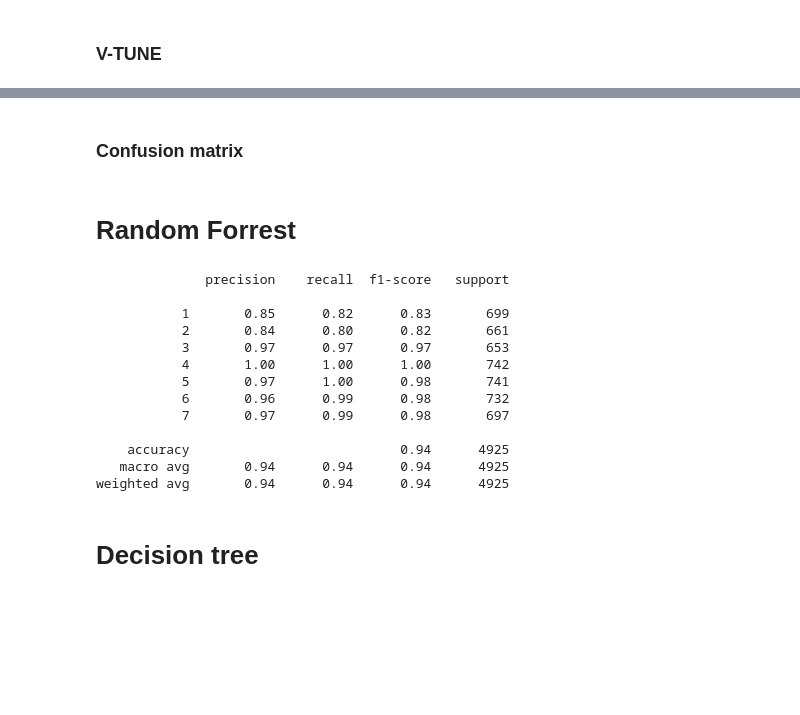
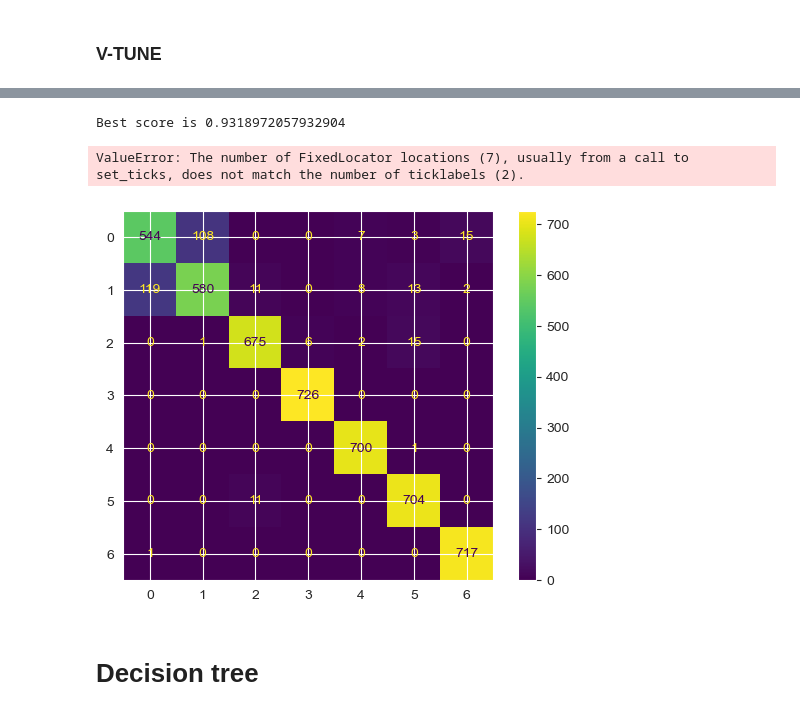
Before and after one commit to hsuliz/university, a Jupyter notebook: year-2023/data-science/forest-anal/anal.ipynb, the cells around one changed output, grey strips where cells are left out. Saved outputs shown, nothing was run; the diff lists cells and outputs as text; code cells hidden in the pictures; blank space fills up the shorter version.

```diff
--- a/year-2023/data-science/forest-anal/anal.ipynb
+++ b/year-2023/data-science/forest-anal/anal.ipynb
@@ -173,0 +215,12 @@ weighted avg       0.79      0.79      0.79      4925
+# %%
+from sklearn.model_selection import GridSearchCV
+
+lr = LogisticRegression(max_iter=1000)
+c_space = np.logspace(-5, 8, 15)
+param_grid = {'C': c_space}
+
+logreg_cv = GridSearchCV(lr, param_grid, cv=5)
+
+logreg_cv.fit(normalized_train_X, y_train)
+
+print("Best score is {}".format(logreg_cv.best_score_))
@@ -173,0 +248,11 @@ weighted avg       0.79      0.79      0.79      4925
+# %%
+lr = LogisticRegression(max_iter=1000)
+
+c_space = np.logspace(-5, 8, 15)
+param_grid = {'C': c_space}
+
+logreg_cv = GridSearchCV(lr, param_grid, cv=5)
+
+logreg_cv.fit(max_scl_train_X, y_train)
+
+print("Best score is {}".format(logreg_cv.best_score_))
@@ -173,0 +324,6 @@ weighted avg       0.79      0.79      0.79      4925
+# %%
+rf = RandomForestClassifier(n_estimators=100)
+
+model = rf.fit(max_scl_train_X, y_train)
+y_pred = model.predict(max_scl_test_X)
+print(classification_report(y_test, y_pred))
@@ -221,31 +346,24 @@ Please also refer to the documentation for alternative solver options:
-# %% [markdown]
-### Confusion matrix
+# %%
+from sklearn.model_selection import GridSearchCV
+
+params = {
+    'n_estimators': [100, 120, 140],
+    'random_state': [0],
+}
+
+rf_cv = GridSearchCV(rf, params, cv=5)
+
+rf_cv.fit(normalized_train_X, y_train)
+
+print("Best score is {}".format(rf_cv.best_score_))
+# %% [output]
+Best score is 0.9318972057932904
 # %%
 from sklearn.metrics import confusion_matrix
-
-plt.matshow(confusion_matrix(y_test, y_pred))
+from sklearn import metrics
+cm_display = metrics.ConfusionMatrixDisplay(confusion_matrix = confusion_matrix(y_test, y_pred), display_labels = [False, True])
+cm_display.plot()
+plt.show()
+# %% [output]
+ValueError: The number of FixedLocator locations (7), usually from a call to set_ticks, does not match the number of ticklabels (2).
+[figure, added]
-# %% [markdown]
-# Random Forrest
-# %%
-from sklearn.ensemble import RandomForestClassifier
-
-# create the classifier
-rf = RandomForestClassifier(n_estimators=100)
-
-model = rf.fit(normalized_train_X, y_train)
-y_pred = model.predict(normalized_test_X)
-print(classification_report(y_test, y_pred))
-# %% [output]
-              precision    recall  f1-score   support
-
-           1       0.85      0.82      0.83       699
-           2       0.84      0.80      0.82       661
-           3       0.97      0.97      0.97       653
-           4       1.00      1.00      1.00       742
-           5       0.97      1.00      0.98       741
-           6       0.96      0.99      0.98       732
-           7       0.97      0.99      0.98       697
-
-    accuracy                           0.94      4925
-   macro avg       0.94      0.94      0.94      4925
-weighted avg       0.94      0.94      0.94      4925
```
Also changed, not shown: parts of 37 cells of this notebook.
